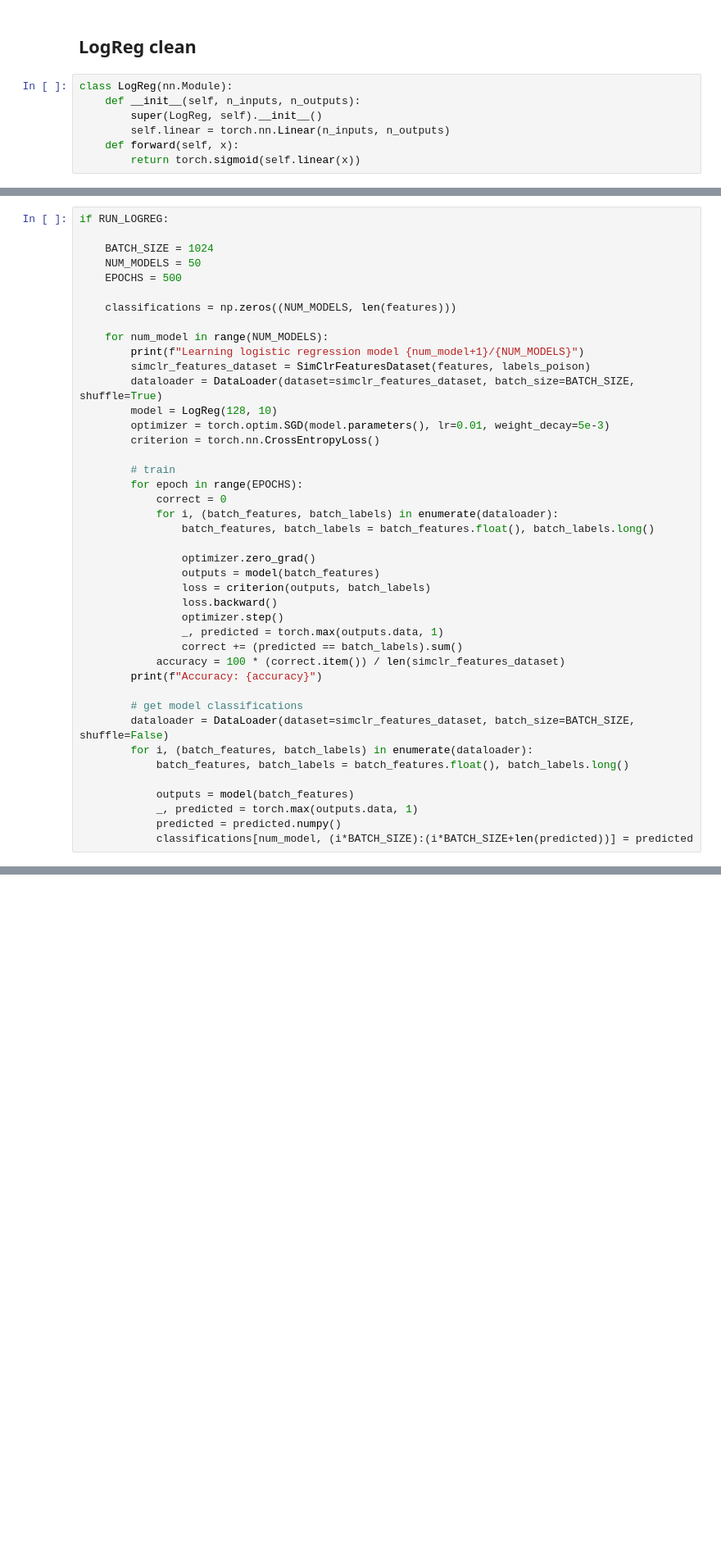
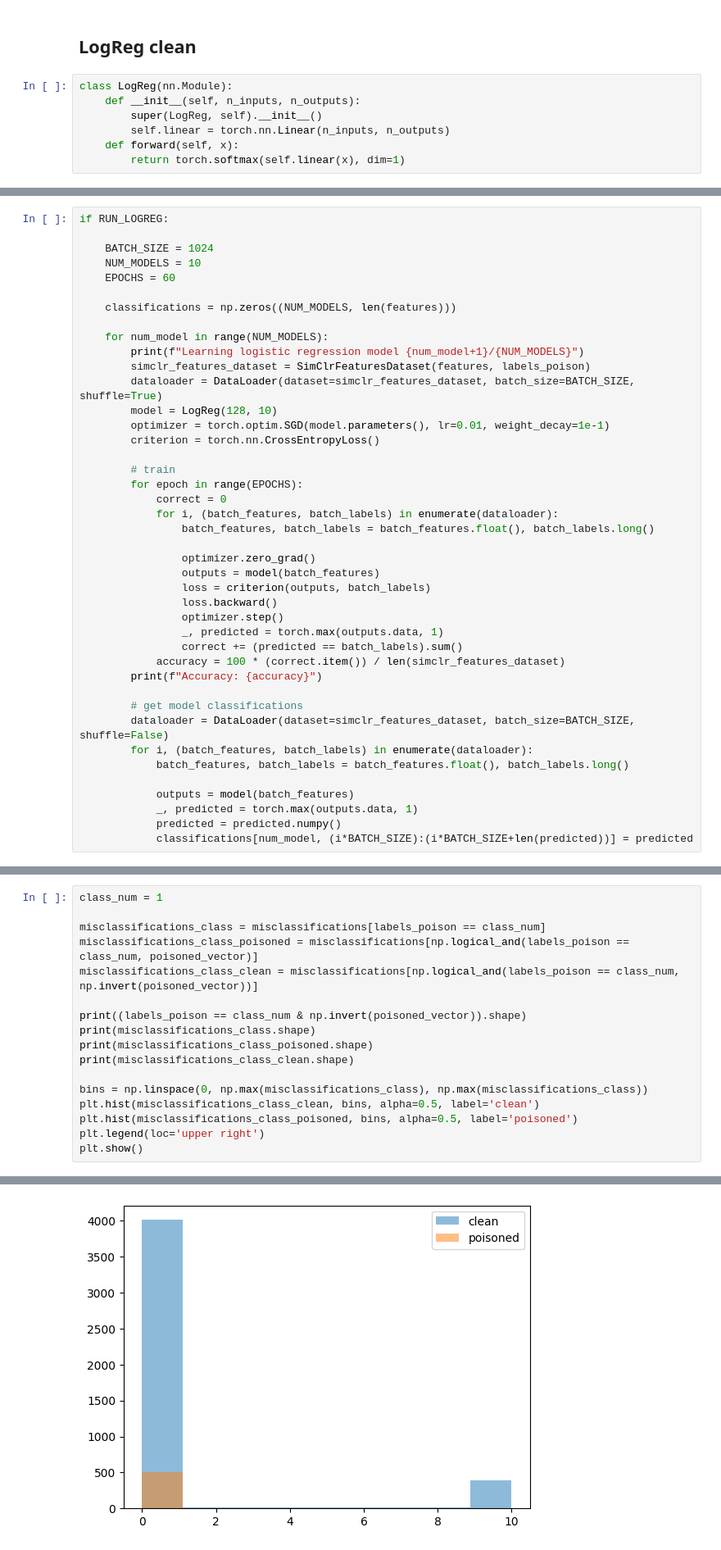
Before and after one commit to LukaD00/selfsupervised-cleanse, a Jupyter notebook: cleanse.ipynb, the cells around one changed output, grey strips where cells are left out. Shown at 82% size. Saved outputs shown, nothing was run; the diff lists cells and outputs as text; blank space fills up the shorter version.

```diff
--- a/cleanse.ipynb
+++ b/cleanse.ipynb
@@ -437,7 +438,7 @@ class LogReg(nn.Module):
         super(LogReg, self).__init__()
         self.linear = torch.nn.Linear(n_inputs, n_outputs)
     def forward(self, x):
-        return torch.sigmoid(self.linear(x))
+        return torch.softmax(self.linear(x), dim=1)
 # %%
 class SimClrFeaturesDataset(VisionDataset):
     def __init__(self, features, labels):
@@ -451,8 +452,8 @@ class SimClrFeaturesDataset(VisionDataset):
 if RUN_LOGREG:
 
     BATCH_SIZE = 1024
-    NUM_MODELS = 50
-    EPOCHS = 500
+    NUM_MODELS = 10
+    EPOCHS = 60
 
     classifications = np.zeros((NUM_MODELS, len(features)))
 
@@ -461,7 +462,7 @@ if RUN_LOGREG:
         simclr_features_dataset = SimClrFeaturesDataset(features, labels_poison)
         dataloader = DataLoader(dataset=simclr_features_dataset, batch_size=BATCH_SIZE, shuffle=True)
         model = LogReg(128, 10)
-        optimizer = torch.optim.SGD(model.parameters(), lr=0.01, weight_decay=5e-3)
+        optimizer = torch.optim.SGD(model.parameters(), lr=0.01, weight_decay=1e-1)
         criterion = torch.nn.CrossEntropyLoss()
 
         # train
@@ -519,0 +539,18 @@ print(np.average(misclassifications_clean))
+# %%
+class_num = 1
+
+misclassifications_class = misclassifications[labels_poison == class_num]
+misclassifications_class_poisoned = misclassifications[np.logical_and(labels_poison == class_num, poisoned_vector)]
+misclassifications_class_clean = misclassifications[np.logical_and(labels_poison == class_num, np.invert(poisoned_vector))]
+
+print((labels_poison == class_num & np.invert(poisoned_vector)).shape)
+print(misclassifications_class.shape)
+print(misclassifications_class_poisoned.shape)
+print(misclassifications_class_clean.shape)
+
+bins = np.linspace(0, np.max(misclassifications_class), np.max(misclassifications_class))
+plt.hist(misclassifications_class_clean, bins, alpha=0.5, label='clean')
+plt.hist(misclassifications_class_poisoned, bins, alpha=0.5, label='poisoned')
+plt.legend(loc='upper right')
+plt.show()
+# %% [output]
@@ -519,0 +561 @@ print(np.average(misclassifications_clean))
+[figure, added]
```
Also changed, not shown: parts of 8 cells of this notebook, 7 other files.
